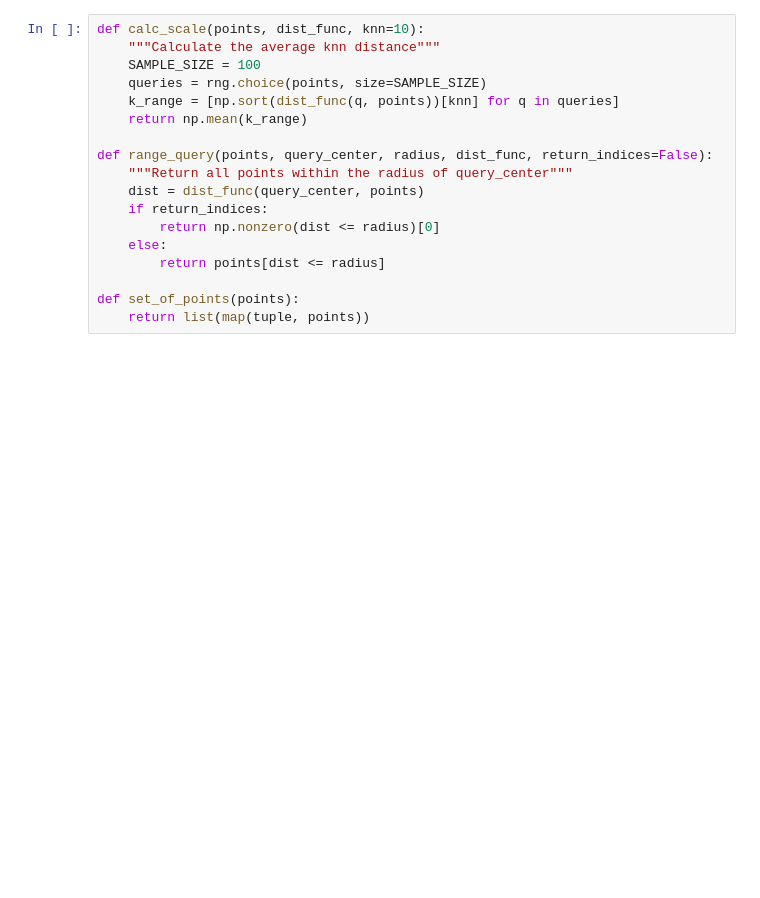
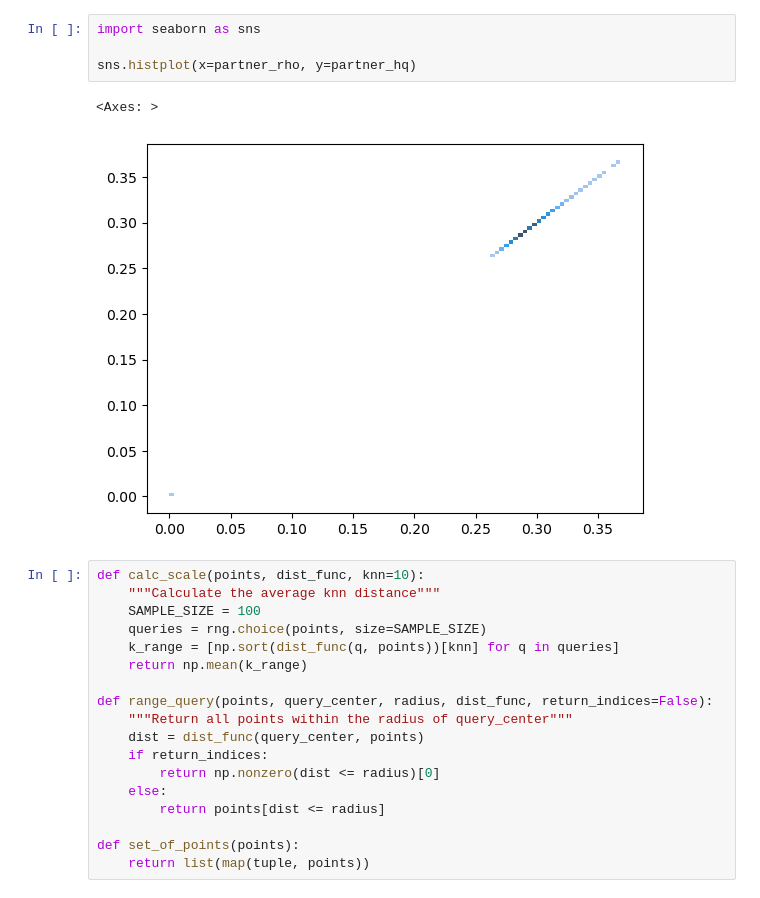
Before and after one commit to DimensionalScoop/metric_spaces, a Jupyter notebook: maths/tetrahedron/project_to_2d.ipynb, the cells around one changed output. Cells and saved outputs as stored; diff of their text form; blank space fills up the shorter version.

```diff
--- a/maths/tetrahedron/project_to_2d.ipynb
+++ b/maths/tetrahedron/project_to_2d.ipynb
@@ -34,3 +87,10 @@ points_p = tetrahedron.project_to_2d_euclidean(points, p0, p1, dist_func)
+# %%
+import seaborn as sns
+
+sns.histplot(x=partner_rho, y=partner_hq)
+# %% [output]
+<Axes: >
+[figure, added]
 # %%
 def calc_scale(points, dist_func, knn=10):
     """Calculate the average knn distance"""
```
Also changed, not shown: parts of 26 cells of this notebook, 2 other files.
